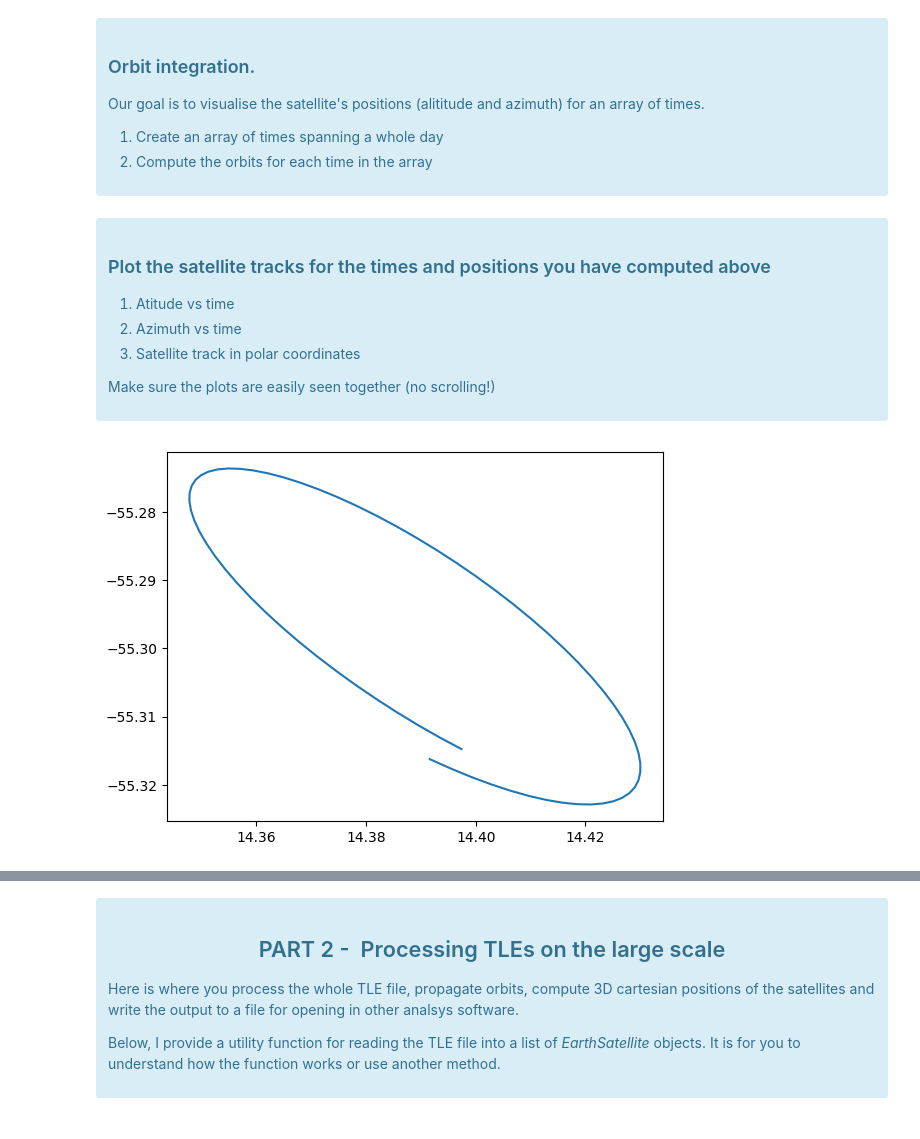
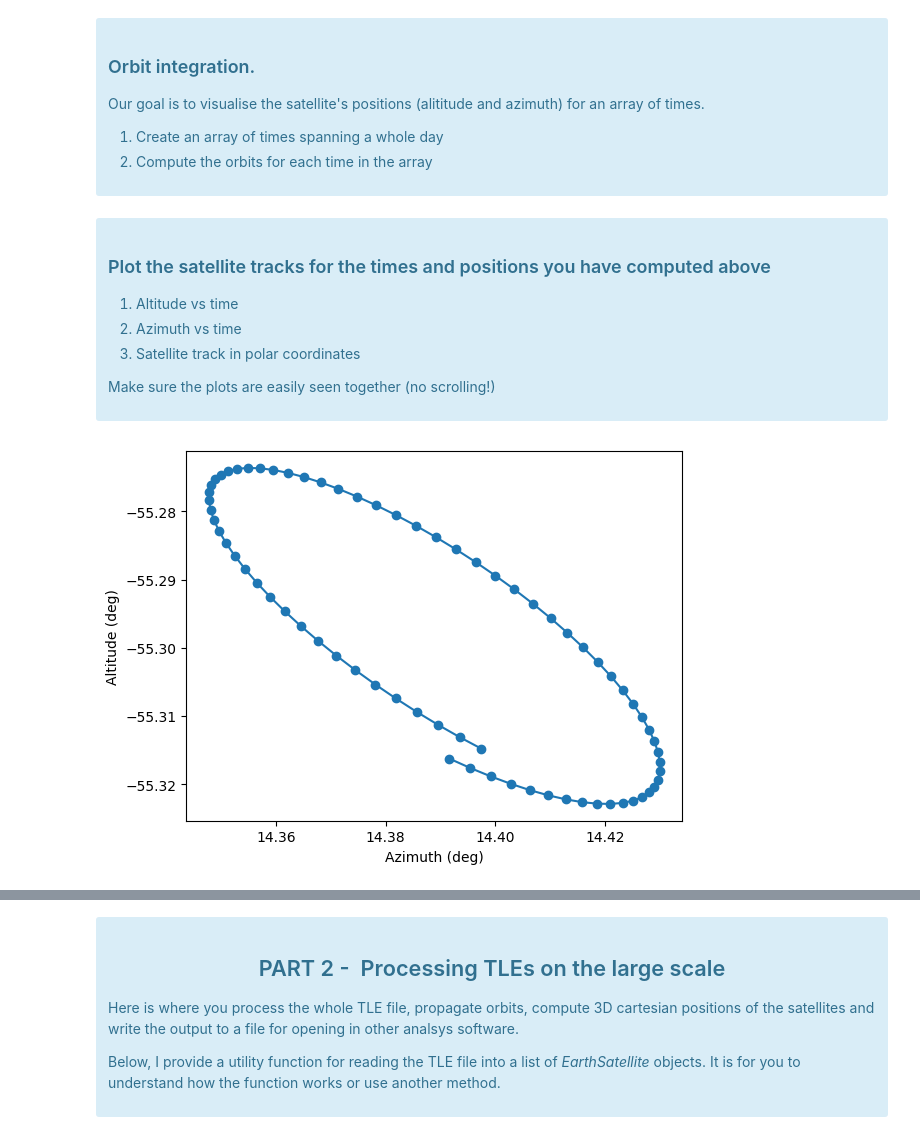
Before and after one commit to RiPires/ETS-Labs, a Jupyter notebook: Report2_Sattelites/PL_Satellites_ReportTemplate.ipynb, the cells around one changed output, grey strips where cells are left out. Cells and saved outputs as stored; diff of their text form; code cells hidden in the pictures.

```diff
--- a/Report2_Sattelites/PL_Satellites_ReportTemplate.ipynb
+++ b/Report2_Sattelites/PL_Satellites_ReportTemplate.ipynb
@@ -212,17 +212,20 @@ for k in times:
 
 ### Plot the satellite tracks for the times and positions you have computed above
 
-1. Atitude vs time
+1. Altitude vs time
 2. Azimuth vs time
 3. Satellite track in polar coordinates
 
 Make sure the plots are easily seen together (no scrolling!)
 </div>
-# %%
-plt.plot(az,alt)
-plt.show()
-# %% [output]
-[figure, removed]
+# %%
+## Check azimuth vs altitude
+plt.plot(az,alt,'-o')
+plt.xlabel('Azimuth (deg)')
+plt.ylabel('Altitude (deg)')
+plt.show()
+# %% [output]
+[figure, added]
 # %%
 fig = plt.figure(figsize=(20,10))
 plt.subplots_adjust(wspace=0.2, hspace=0)
```
Also changed, not shown: parts of 16 cells of this notebook, 2 other files.
